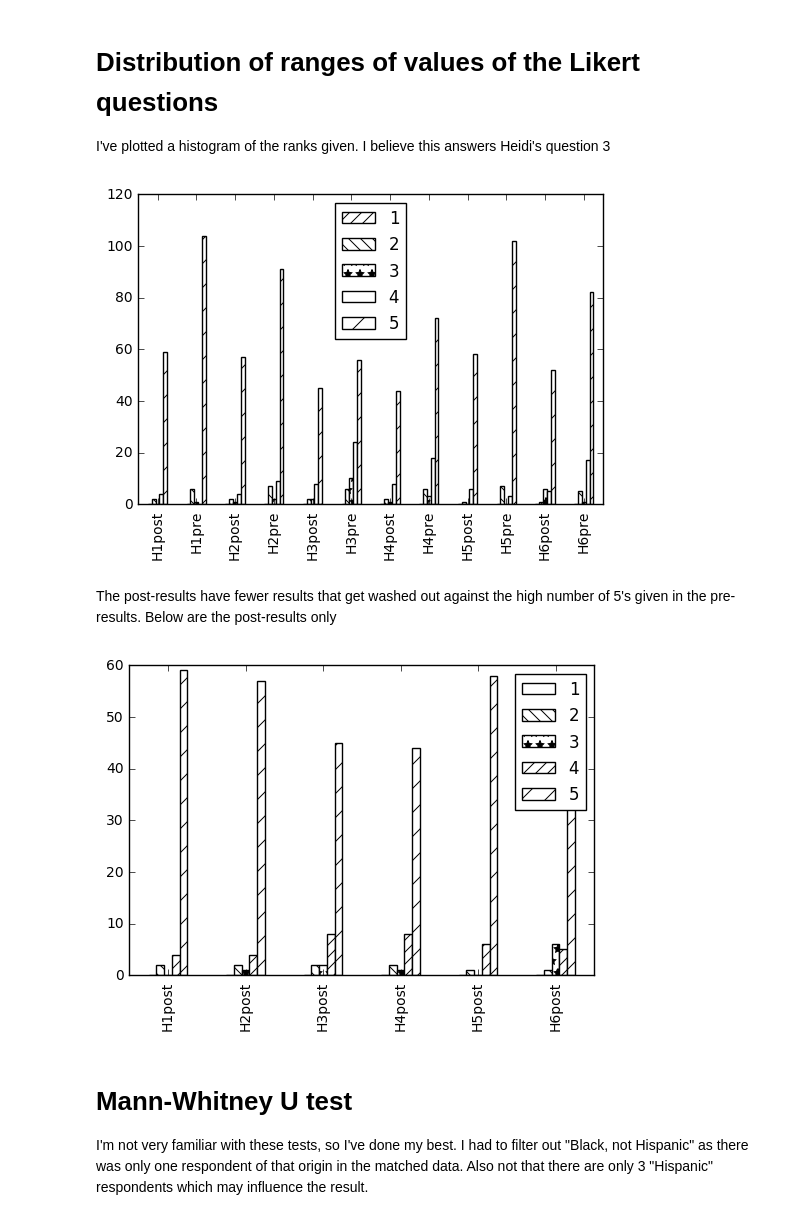
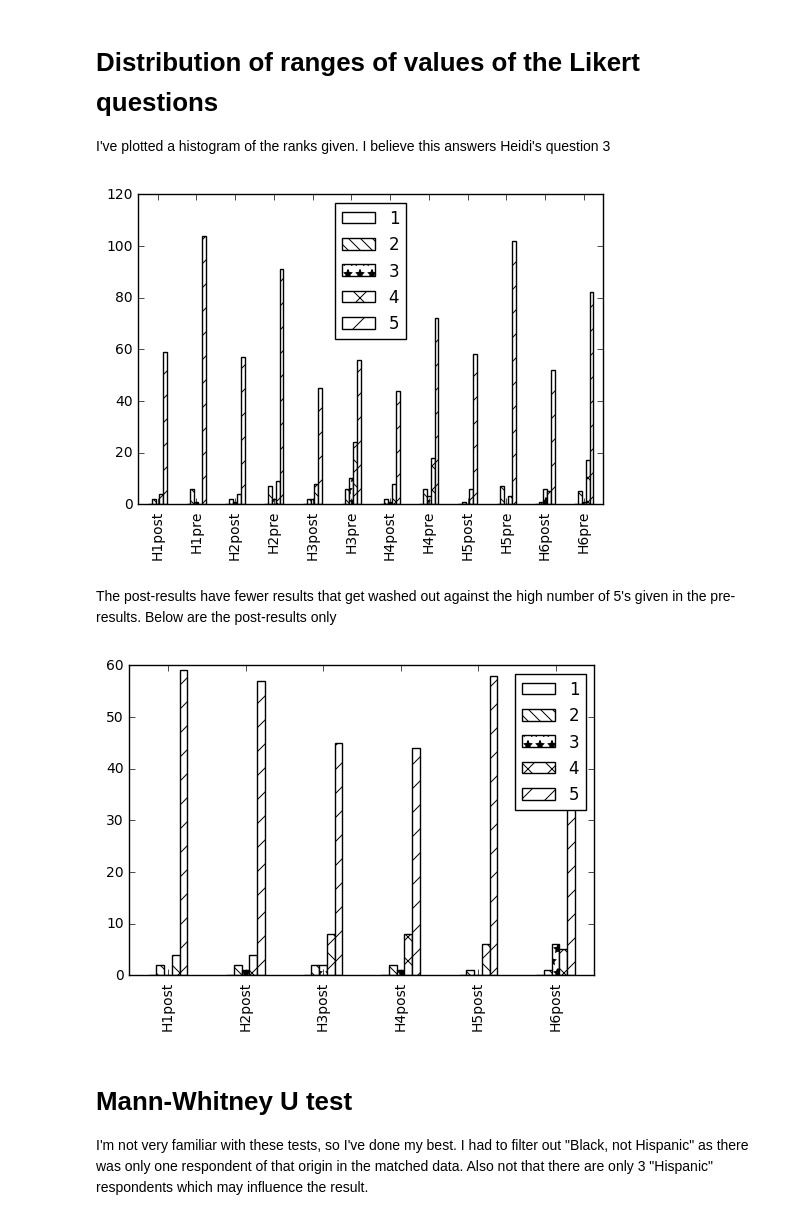
Before and after one commit to cmacdonell/hopper2016, a Jupyter notebook: Hopper_analysis.ipynb, the cells around one changed output. Saved outputs shown, nothing was run; the diff lists cells and outputs as text; code cells hidden in the pictures.

```diff
--- a/Hopper_analysis.ipynb
+++ b/Hopper_analysis.ipynb
@@ -171,33 +206,33 @@ I've plotted a histogram of the ranks given. I believe this answers Heidi's ques
 # %%
 col_dict = dict()
 for column in ['H1','H2','H3','H4','H5','H6']:
     heights,bins = np.histogram(df_all[column+"pre"].dropna(),bins=[-1,0,1,2,3,4,5])
     col_dict[column+"pre"] = heights
     heights,bins = np.histogram(df_all[column+"post"].dropna(),bins=[-1,0,1,2,3,4,5])
     col_dict[column+"post"] = heights
 
 
 df = pd.DataFrame(col_dict)
 #df['H2.1'].dropna().hist(bins=[0,1,2,3,4,5])
 ax = df[1:6].transpose().plot(kind="bar",color="white")
-for container, hatch in zip(ax.containers, ("//", "\\\\","*"," ","/")):
+for container, hatch in zip(ax.containers, (" ", "\\\\","*","X","/")):
     for patch in container.patches:
         patch.set_hatch(hatch)
 ax.legend(loc='upper center')
 plt.show()
 # %% [output]
-[figure, old version]
+[figure, new version]
 # %% [markdown]
 The post-results have fewer results that get washed out against the high number of 5's given in the pre-results. Below are the post-results only
 # %%
 ax = df[['H1post','H2post','H3post','H4post','H5post','H6post']][1:6].transpose().plot(kind="bar",color="white")
-for container, hatch in zip(ax.containers, (" ", "\\\\","*","//","/")):
+for container, hatch in zip(ax.containers, (" ", "\\\\","*","X","/")):
     for patch in container.patches:
         patch.set_hatch(hatch)
 ax.legend(loc='best')
 plt.show()
 # %% [output]
-[figure, old version]
+[figure, new version]
 # %% [markdown]
 # Mann-Whitney U test
 
```
Also changed, not shown: parts of 10 cells of this notebook.
